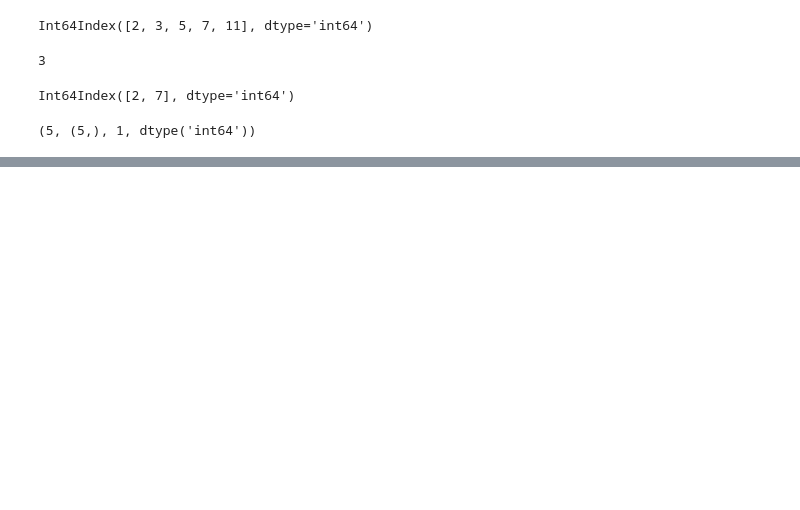
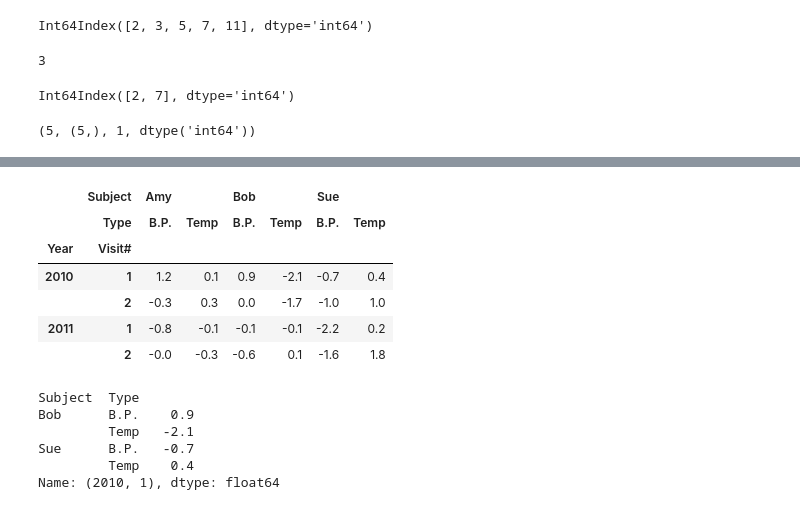
Before and after one commit to parijatmishra/learn, a Jupyter notebook: machine_learning/jupyter_101/Pandas basics.ipynb, the cells around one changed output, grey strips where cells are left out. Saved outputs shown, nothing was run; the diff lists cells and outputs as text; code cells hidden in the pictures; blank space fills up the shorter version.

```diff
--- a/machine_learning/jupyter_101/Pandas basics.ipynb
+++ b/machine_learning/jupyter_101/Pandas basics.ipynb
@@ -255,0 +1242,21 @@ Int64Index([2, 7], dtype='int64')
+# %%
+# health_df.loc[(2010, 1), 'Amy':] ## Will raise error.
+health_df.sort_index(axis=1, inplace=True)
+health_df
+# %% [output]
+|  | Subject | Amy |  | Bob |  | Sue |  |
+|  | Type | B.P. | Temp | B.P. | Temp | B.P. | Temp |
+| Year | Visit# |  |  |  |  |  |  |
+| 2010 | 1 | 1.2 | 0.1 | 0.9 | -2.1 | -0.7 | 0.4 |
+|  | 2 | -0.3 | 0.3 | 0.0 | -1.7 | -1.0 | 1.0 |
+| 2011 | 1 | -0.8 | -0.1 | -0.1 | -0.1 | -2.2 | 0.2 |
+|  | 2 | -0.0 | -0.3 | -0.6 | 0.1 | -1.6 | 1.8 |
+# %%
+health_df.loc[(2010, 1), 'Bob':] # Won't raise error now
+# %% [output]
+Subject  Type
+Bob      B.P.    0.9
+         Temp   -2.1
+Sue      B.P.   -0.7
+         Temp    0.4
+Name: (2010, 1), dtype: float64
```
Also changed, not shown: parts of 285 cells of this notebook.
